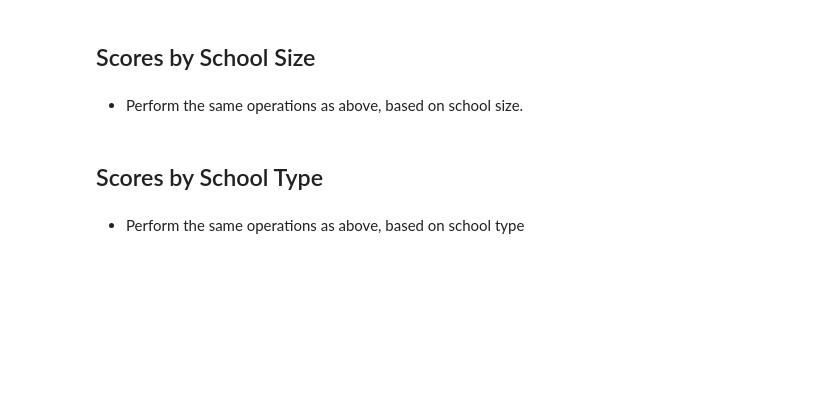
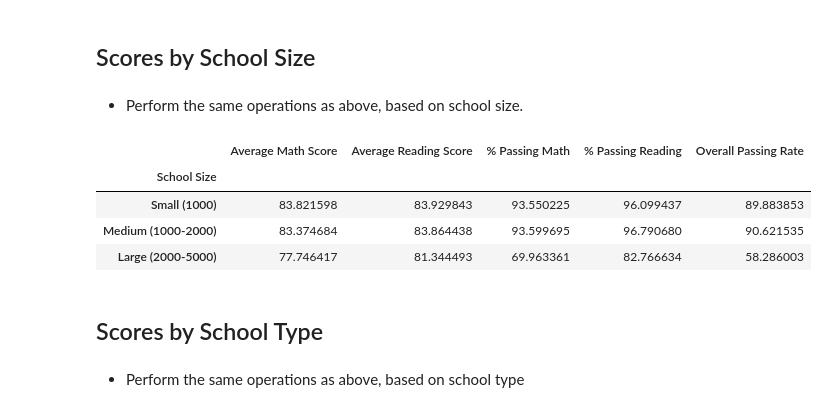
Before and after one commit to hiu-lai/pandas-challenge, a Jupyter notebook: PyCitySchools/PyCitySchools.ipynb, the cells around one changed output. Drawn from its saved outputs; the diff is of its cells as text; code cells hidden in the pictures; blank space fills up the shorter version.

```diff
--- a/PyCitySchools/PyCitySchools_starter-HL.ipynb
+++ b/PyCitySchools/PyCitySchools.ipynb
@@ -317,6 +347,36 @@ school_read_grade
 ## Scores by School Size
 # %% [markdown]
 * Perform the same operations as above, based on school size.
+# %%
+#Create bins
+bins = [0, 1000, 2000, 5000]
+
+# names for bins
+group_names = ["Small (1000)", "Medium (1000-2000)", "Large (2000-5000)"]
+
+school_size_data = {"School Size": students_count,
+                    "Average Math Score": avg_mathscore,
+                    "Average Reading Score": avg_readscore,
+                    "% Passing Math": math_pass_df,
+                    "% Passing Reading": read_pass_df,
+                    "Overall Passing Rate": over_pass_df}
+school_size_df = pd.DataFrame(school_size_data)
+school_size_df['School Size'] = pd.cut(school_size_df['School Size'], bins, labels=group_names, include_lowest=True)
+school_size_ranges = school_size_df.groupby(['School Size']).mean()
+
+## Formatting removed
+# school_size_ranges['Average Math Score'] = school_size_ranges['Average Math Score'].map("{:,.2f}".format)
+# school_size_ranges['Average Reading Score'] = school_size_ranges['Average Reading Score'].map("{:,.2f}".format)
+# school_size_ranges['% Passing Math'] = school_size_ranges['% Passing Math'].map("{:,.2f}".format)
+# school_size_ranges['% Passing Reading'] = school_size_ranges['% Passing Reading'].map("{:,.2f}".format)
+# school_size_ranges['Overall Passing Rate'] = school_size_ranges['Overall Passing Rate'].map("{:,.2f}".format)
+school_size_ranges[['Average Math Score', 'Average Reading Score', '% Passing Math', '% Passing Reading', 'Overall Passing Rate']].head()
+# %% [output]
+|  | Average Math Score | Average Reading Score | % Passing Math | % Passing Reading | Overall Passing Rate |
+| School Size |  |  |  |  |  |
+| Small (1000) | 83.821598 | 83.929843 | 93.550225 | 96.099437 | 89.883853 |
+| Medium (1000-2000) | 83.374684 | 83.864438 | 93.599695 | 96.790680 | 90.621535 |
+| Large (2000-5000) | 77.746417 | 81.344493 | 69.963361 | 82.766634 | 58.286003 |
 # %% [markdown]
 ## Scores by School Type
 # %% [markdown]
```
Also changed, not shown: parts of 9 cells of this notebook.
